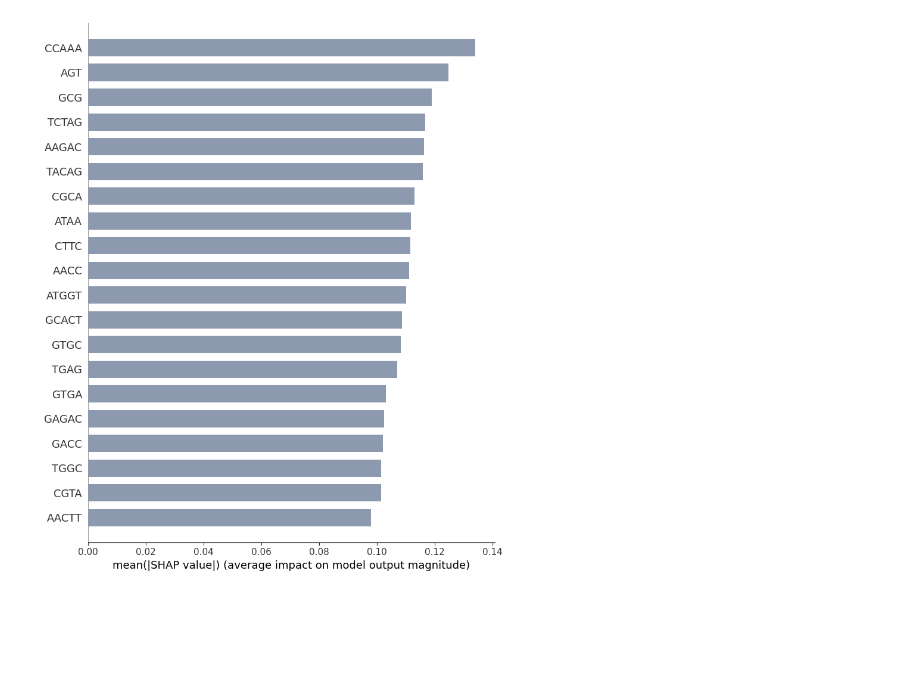
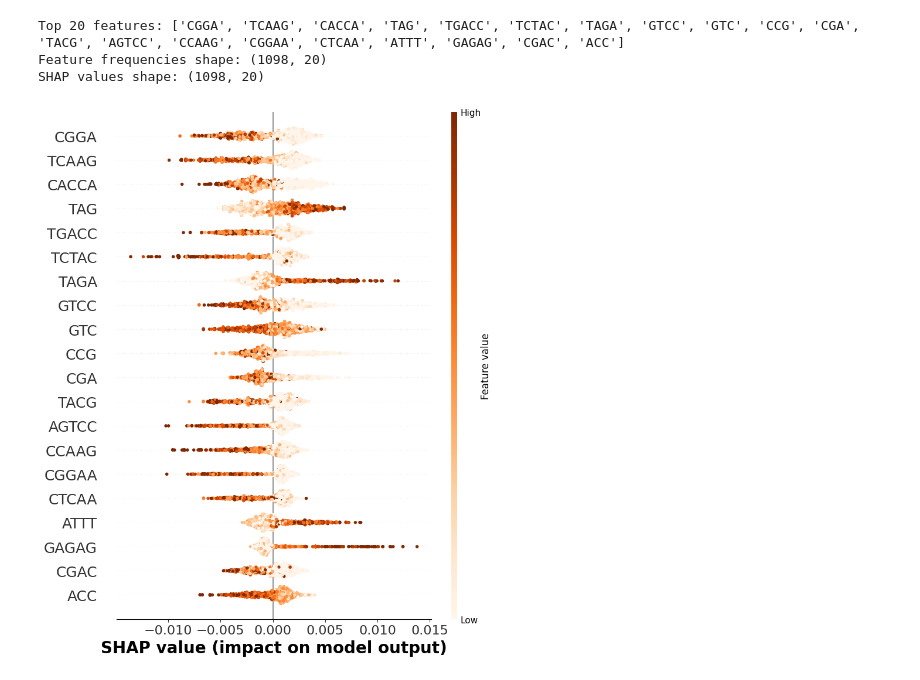
Before and after one commit to zhangysTHU/circExor, a Jupyter notebook: SHAP/circRNA_shap.ipynb, the cells around one changed output. Cells and saved outputs as stored; diff of their text form; code cells hidden in the pictures; blank space fills up the shorter version.

```diff
--- a/SHAP/circRNA_shap.ipynb
+++ b/SHAP/circRNA_shap.ipynb
@@ -123,7 +182,61 @@ plt.show()
-# %%
-plt.figure(figsize=(9, 20))
-shap.summary_plot(shap_values_circExor,df_kmer_345,plot_type = "bar",max_display = 20,color = "#8d99ae",show = False)
-plt.savefig(os.path.join(output_path,"SHAP_total_top10_kmer_bar.pdf"), format='pdf', dpi=1200)
-plt.show()
-# %% [output]
-[figure, removed]
+# %%
+# 使用现有的 df_kmer_345 和 shap_df 绘制SHAP总结图
+
+# 转换SHAP值为numpy数组
+shap_values_array = shap_df.values
+
+# 计算特征重要性（基于SHAP值绝对值的平均）
+feature_importance = np.abs(shap_values_array).mean(axis=0)
+
+# 获取top 20特征的索引（按重要性降序排列）
+top_20_indices = np.argsort(feature_importance)[-20:][::-1]
+
+# 提取top 20特征的数据
+top_20_features_freq = df_kmer_345.iloc[:, top_20_indices]  # 特征频率
+top_20_shap_values = shap_values_array[:, top_20_indices]   # 对应的SHAP值
+top_20_feature_names = df_kmer_345.columns[top_20_indices]   # 特征名称
+
+print(f"Top 20 features: {list(top_20_feature_names)}")
+print(f"Feature frequencies shape: {top_20_features_freq.shape}")
+print(f"SHAP values shape: {top_20_shap_values.shape}")
+
+# 设置颜色映射
+my_colormap = plt.get_cmap("Oranges")
+
+# 绘制SHAP总结图
+plt.figure(figsize=(8, 9))  # 设置图形大小
+shap.summary_plot(
+    top_20_shap_values,
+    features=top_20_features_freq,
+    feature_names=top_20_feature_names,
+    max_display=20,
+    show=False,
+    cmap=my_colormap
+)
+
+# 调整颜色映射
+for fc in plt.gcf().get_children():
+    for fcc in fc.get_children():
+        if hasattr(fcc, "set_cmap"):
+            fcc.set_cmap(my_colormap)
+
+# 获取当前轴对象并调整字体大小
+ax = plt.gca()
+
+# 调整X轴和Y轴刻度字体大小
+ax.tick_params(axis='x', labelsize=16)  # X轴刻度字体大小
+ax.tick_params(axis='y', labelsize=18)  # Y轴刻度字体大小
+
+# 调整X轴和Y轴标签字体大小
+ax.set_xlabel(ax.get_xlabel(), fontsize=20, fontweight='bold')  # X轴标签字体大小
+ax.set_ylabel(ax.get_ylabel(), fontsize=20, fontweight='bold')  # Y轴标签字体大小
+
+
+# 保存图片
+plt.savefig(os.path.join(output_path, "SHAP_total_top20_kmer.pdf"), format='pdf', dpi=1200, bbox_inches='tight')
+plt.show()
+# %% [output]
+Top 20 features: ['CGGA', 'TCAAG', 'CACCA', 'TAG', 'TGACC', 'TCTAC', 'TAGA', 'GTCC', 'GTC', 'CCG', 'CGA', 'TACG', 'AGTCC', 'CCAAG', 'CGGAA', 'CTCAA', 'ATTT', 'GAGAG', 'CGAC', 'ACC']
+Feature frequencies shape: (1098, 20)
+SHAP values shape: (1098, 20)
+[figure, added]
```
Also changed, not shown: parts of 16 cells of this notebook, 20 other files.
